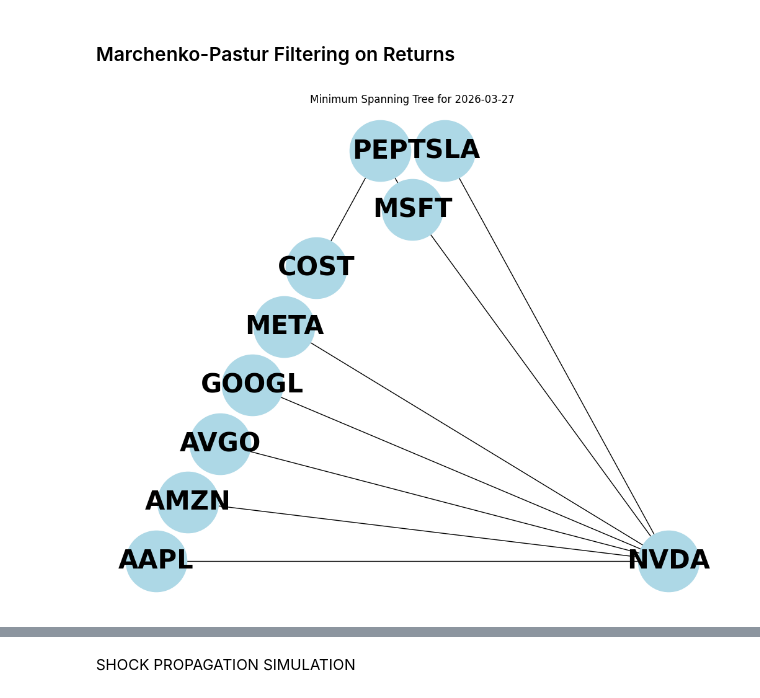
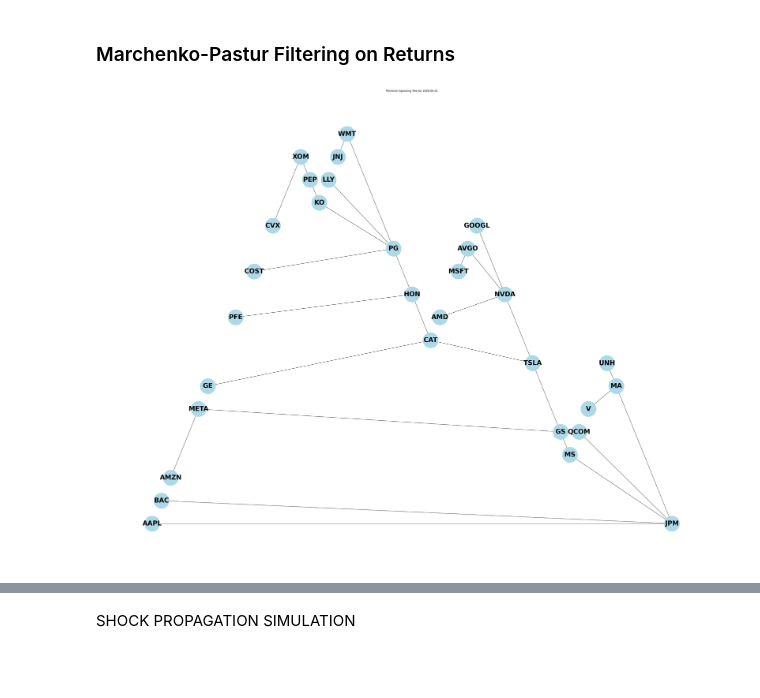
Before and after one commit to Gagsterslol/financial-networks, a Jupyter notebook: notebooks/MST.ipynb, the cells around one changed output, grey strips where cells are left out. Drawn from its saved outputs; the diff is of its cells as text; code cells hidden in the pictures; blank space fills up the shorter version.

```diff
--- a/notebooks/MST.ipynb
+++ b/notebooks/MST.ipynb
@@ -14,7 +14,18 @@ from py_scripts import mst, analysis, contagion
 
 window=60
 
-tickers = ['AAPL', 'MSFT', 'GOOGL', 'AMZN', 'NVDA', 'META', 'TSLA', 'AVGO', 'COST', 'PEP']
+tickers = [
+    #tech & semi (the core contagion group)
+    'AAPL', 'MSFT', 'GOOGL', 'AMZN', 'NVDA', 'META', 'TSLA', 'AVGO', 'AMD', 'QCOM',
+    #finance (the banking cluster)
+    'JPM', 'BAC', 'GS', 'MS', 'V', 'MA',
+    #healthcare (defensive cluster)
+    'LLY', 'UNH', 'JNJ', 'PFE',
+    #energy & industrials (cyclical cluster)
+    'XOM', 'CVX', 'CAT', 'HON', 'GE',
+    #consumer & retail (stability)
+    'COST', 'WMT', 'PG', 'PEP', 'KO'
+]
 
 data = yf.download(tickers, start="2023-01-01", progress=False)['Close']
 
@@ -47,11 +61,11 @@ df_trees = pd.DataFrame(trees, columns=['Date', 'MST'])
 # %%
 
 last_mst = df_trees['MST'].iloc[-1]
 pos = nx.planar_layout(last_mst)  #positions for all nodes
 
-plt.figure(figsize=(10, 8))
+plt.figure(figsize=(40, 30))
 nx.draw(last_mst, pos, with_labels=True, node_color='lightblue', node_size=5000, font_size=30, font_weight='bold')
 plt.title(f'Minimum Spanning Tree for {df_trees["Date"].iloc[-1].date()}')
 plt.show()
 # %% [output]
-[figure, old version]
+[figure, new version]
```
Also changed, not shown: parts of 4 cells of this notebook, 1 other file.
